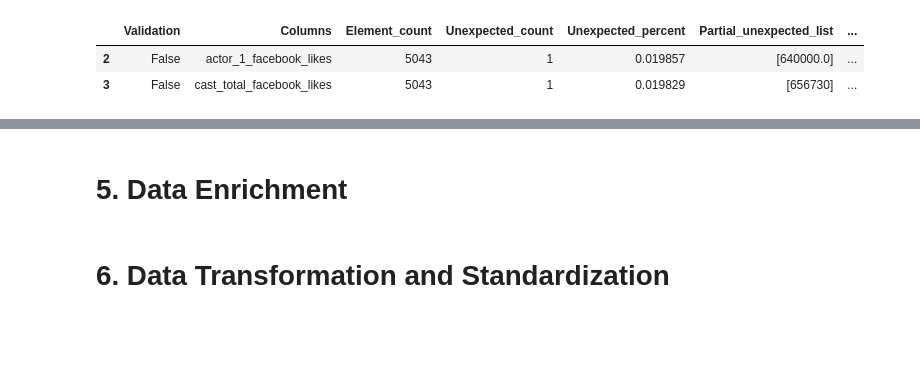
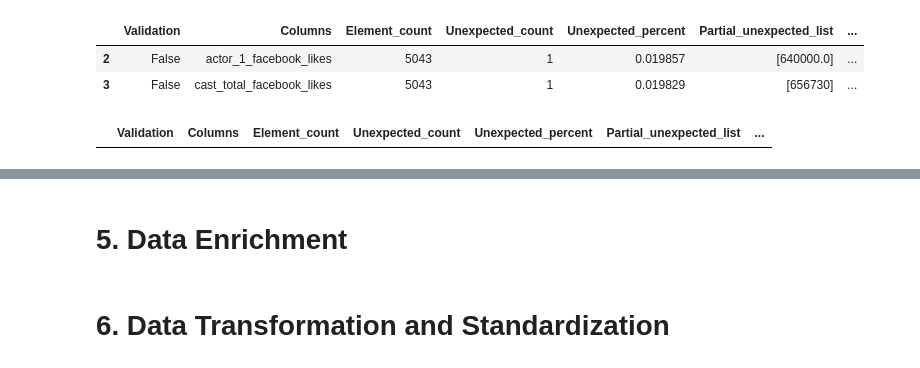
Before and after one commit to brunoVnonato/pyyne_data_eng_test, a Jupyter notebook: movie_metadata_pipeline.ipynb, the cells around one changed output, grey strips where cells are left out. Cells and saved outputs as stored; diff of their text form; code cells hidden in the pictures; blank space fills up the shorter version.

```diff
--- a/movie_metadata_pipeline.ipynb
+++ b/movie_metadata_pipeline.ipynb
@@ -614,5 +608,33 @@ report
 |  | Validation | Columns | Element_count | Unexpected_count | Unexpected_percent | Partial_unexpected_list | ... |
 | 2 | False | actor_1_facebook_likes | 5043 | 1 | 0.019857 | [640000.0] | ... |
 | 3 | False | cast_total_facebook_likes | 5043 | 1 | 0.019829 | [656730] | ... |
+# %%
+# Other columns that can not be negative
+non_negative_columns = ['title_year', 'imdb_score', 'aspect_ratio']
+
+validation_results_by_columns = []
+
+for column in non_negative_columns:
+    expectation_value_between = gx.expectations.ExpectColumnValuesToBeBetween(column=column, min_value=0 , max_value=500000)
+    results = batch.validate(expectation_value_between)
+    validation_results_by_columns.append(
+        {
+            "Validation":results['success'],
+            "Columns":results['expectation_config']['kwargs']['column'],
+            "Element_count":results['result']['element_count'],
+            "Unexpected_count":results['result']['unexpected_count'],
+            "Unexpected_percent":results['result']['unexpected_percent'],
+            "Partial_unexpected_list":results['result']['partial_unexpected_list'],
+            "Partial_unexpected_index_list":results['result']['partial_unexpected_index_list']
+
+        }
+    )
+
+df = pd.DataFrame(validation_results_by_columns)
+report = df.loc[df['Validation']==False, : ]
+# %%
+report
+# %% [output]
+|  | Validation | Columns | Element_count | Unexpected_count | Unexpected_percent | Partial_unexpected_list | ... |
 # %% [markdown]
 # 4. Data Integrity and Duplicates
```
Also changed, not shown: parts of 13 cells of this notebook.
